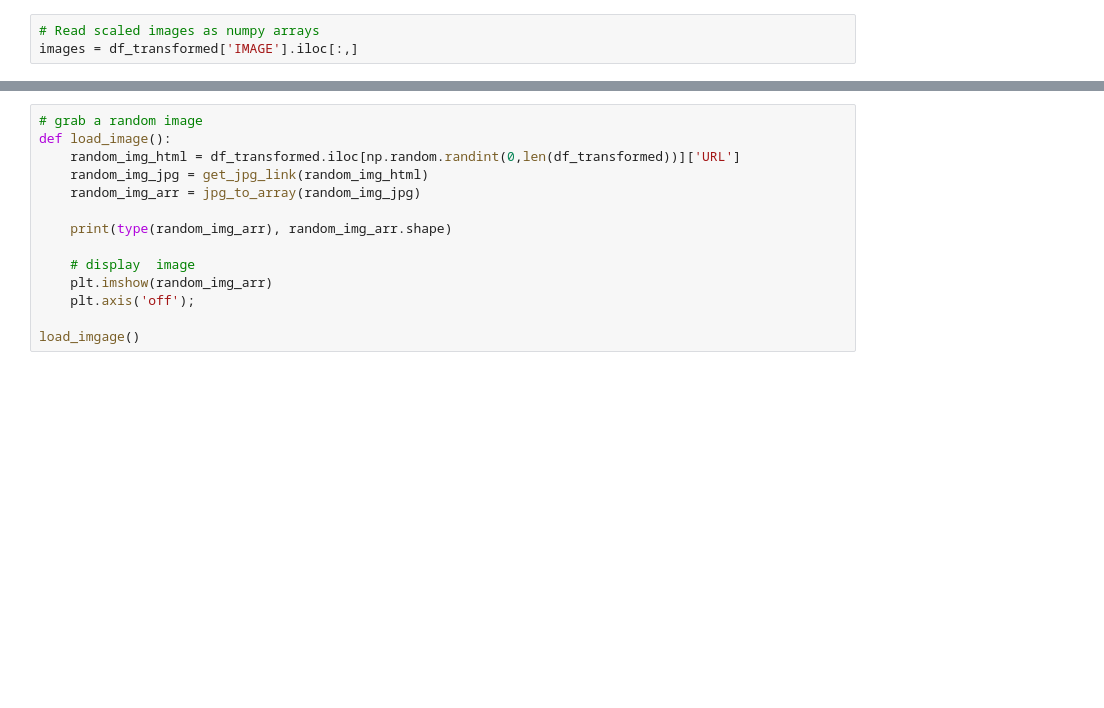
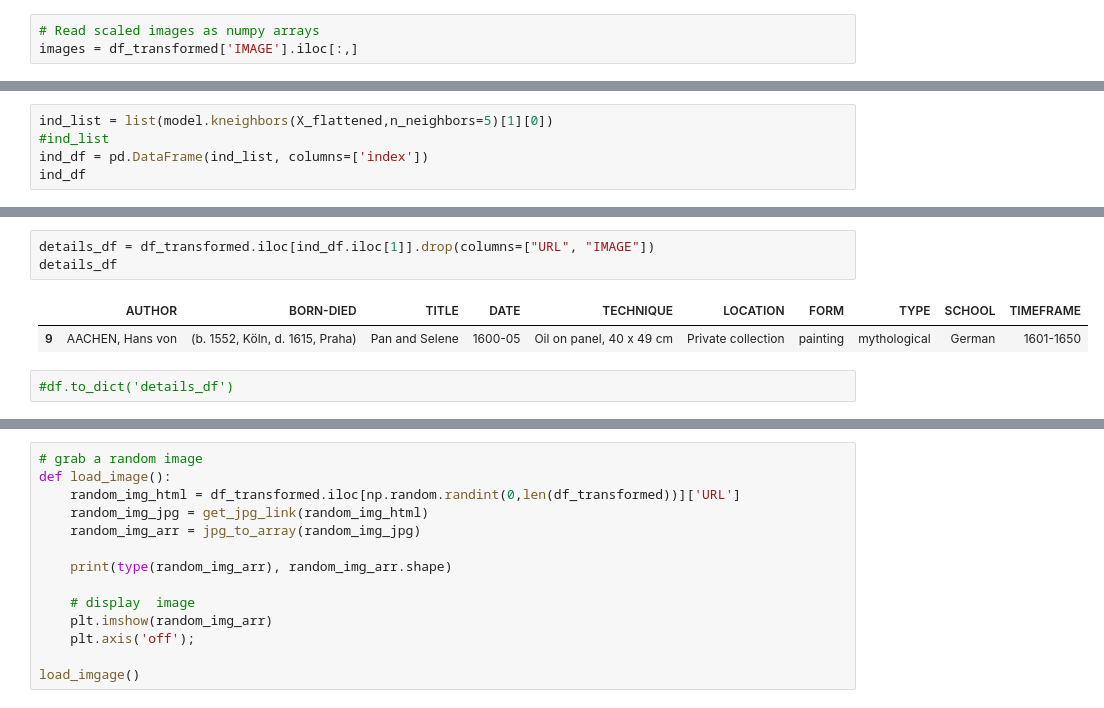
Before and after one commit to seve-26/vincentvanbot, a Jupyter notebook: notebooks/data-retrieval/wga-dataset-julia.ipynb, the cells around one changed output, grey strips where cells are left out. Cells and saved outputs as stored; diff of their text form; blank space fills up the shorter version.

```diff
--- a/notebooks/data-retrieval/wga-dataset-julia.ipynb
+++ b/notebooks/data-retrieval/wga-dataset-julia.ipynb
@@ -142,0 +179,5 @@ TypeError: list indices must be integers or slices, not tuple
+# %%
+ind_list = list(model.kneighbors(X_flattened,n_neighbors=5)[1][0])
+#ind_list
+ind_df = pd.DataFrame(ind_list, columns=['index'])
+ind_df
@@ -143,3 +191,11 @@ TypeError: list indices must be integers or slices, not tuple
+# %%
+details_df = df_transformed.iloc[ind_df.iloc[1]].drop(columns=["URL", "IMAGE"])
+details_df
+# %% [output]
+|  | AUTHOR | BORN-DIED | TITLE | DATE | TECHNIQUE | LOCATION | FORM | TYPE | SCHOOL | TIMEFRAME |
+| 9 | AACHEN, Hans von | (b. 1552, Köln, d. 1615, Praha) | Pan and Selene | 1600-05 | Oil on panel, 40 x 49 cm | Private collection | painting | mythological | German | 1601-1650 |
+# %%
+#df.to_dict('details_df')
 # %%
 lst = []
 for idx in idx_closest:
```
Also changed, not shown: parts of 15 cells of this notebook.
